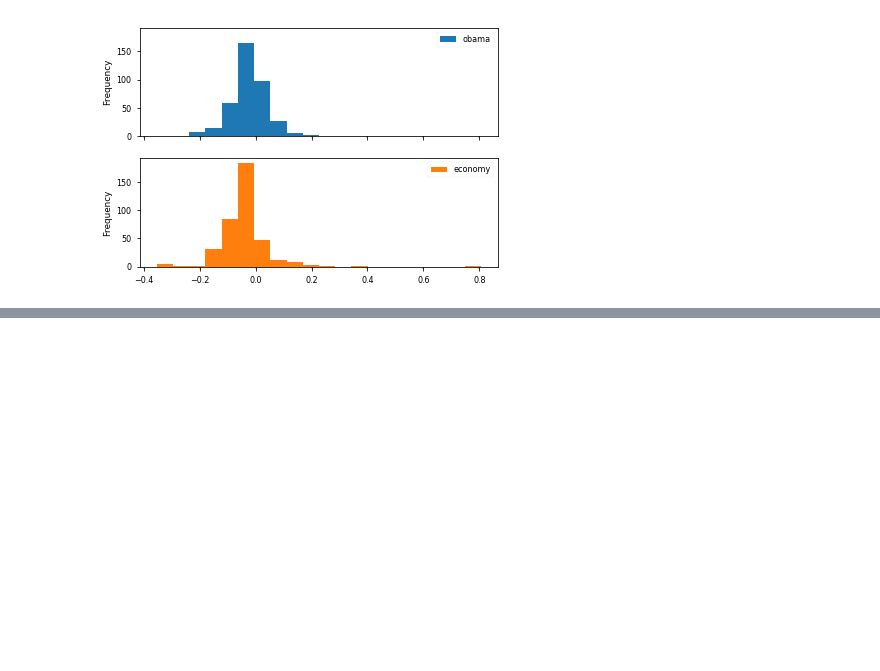
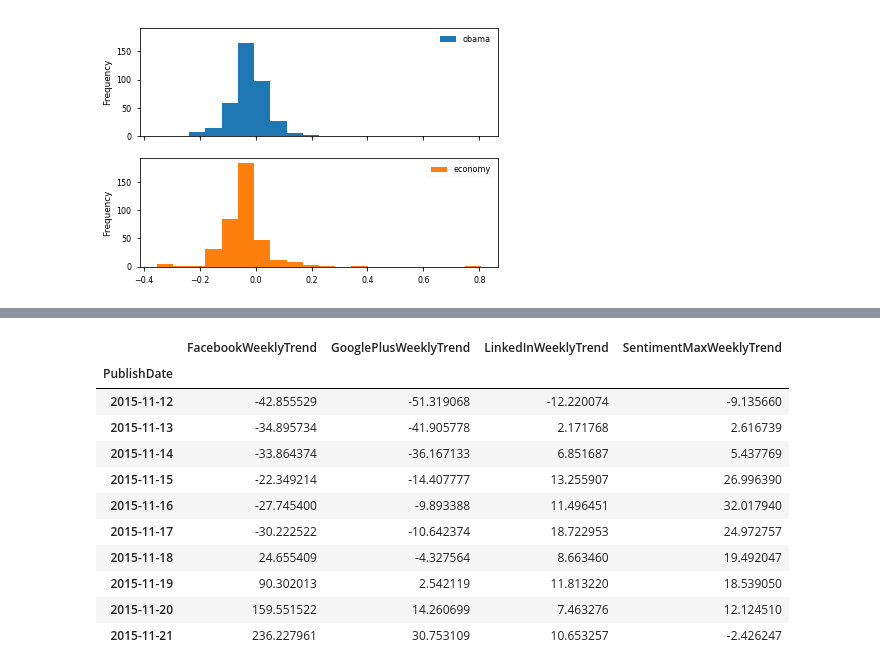
Before and after one commit to MichaelNormandyGavin/Viral_News, a Jupyter notebook: News Popularity Analysis.ipynb, the cells around one changed output, grey strips where cells are left out. Saved outputs shown, nothing was run; the diff lists cells and outputs as text; code cells hidden in the pictures; blank space fills up the shorter version.

```diff
--- a/News Popularity Analysis.ipynb
+++ b/News Popularity Analysis.ipynb
@@ -473,0 +475,2 @@ array([<matplotlib.axes._subplots.AxesSubplot object at 0x...>,
+# %%
+news_timeline.IDLink = news_timeline.IDLink.astype('int').astype('object')
@@ -473,0 +490,15 @@ array([<matplotlib.axes._subplots.AxesSubplot object at 0x...>,
+# %%
+news_timeline_trimmed.head(10)
+# %% [output]
+|  | FacebookWeeklyTrend | GooglePlusWeeklyTrend | LinkedInWeeklyTrend | SentimentMaxWeeklyTrend |
+| PublishDate |  |  |  |  |
+| 2015-11-12 | -42.855529 | -51.319068 | -12.220074 | -9.135660 |
+| 2015-11-13 | -34.895734 | -41.905778 | 2.171768 | 2.616739 |
+| 2015-11-14 | -33.864374 | -36.167133 | 6.851687 | 5.437769 |
+| 2015-11-15 | -22.349214 | -14.407777 | 13.255907 | 26.996390 |
+| 2015-11-16 | -27.745400 | -9.893388 | 11.496451 | 32.017940 |
+| 2015-11-17 | -30.222522 | -10.642374 | 18.722953 | 24.972757 |
+| 2015-11-18 | 24.655409 | -4.327564 | 8.663460 | 19.492047 |
+| 2015-11-19 | 90.302013 | 2.542119 | 11.813220 | 18.539050 |
+| 2015-11-20 | 159.551522 | 14.260699 | 7.463276 | 12.124510 |
+| 2015-11-21 | 236.227961 | 30.753109 | 10.653257 | -2.426247 |
```
Also changed, not shown: parts of 10 cells of this notebook.
